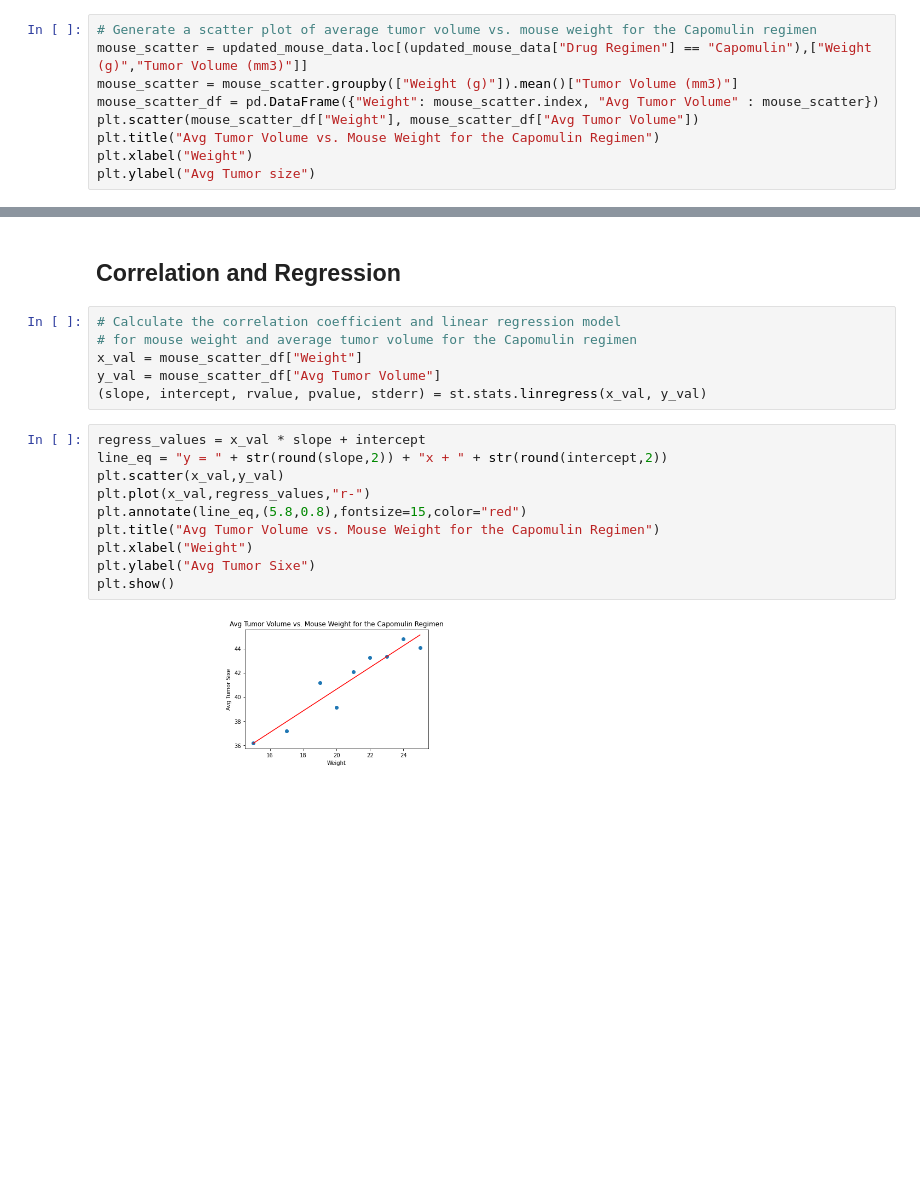
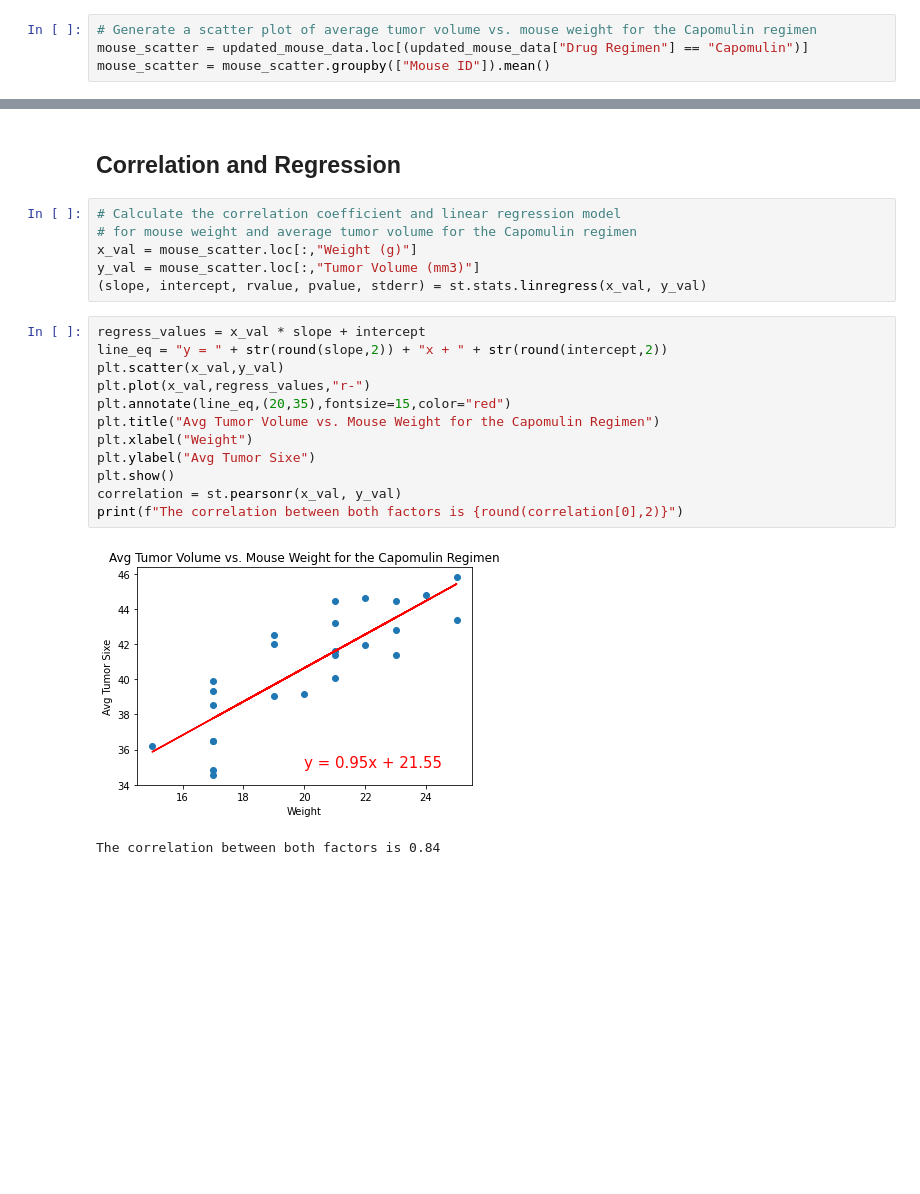
Before and after one commit to HBodden/Pymaceuticals---Module-5-Challenge, a Jupyter notebook: pymaceuticals_complete.ipynb, the cells around one changed output, grey strips where cells are left out. Saved outputs shown, nothing was run; the diff lists cells and outputs as text; blank space fills up the shorter version.

```diff
--- a/pymaceuticals_complete.ipynb
+++ b/pymaceuticals_complete.ipynb
@@ -228,10 +230,5 @@ Text(0, 0.5, 'Tumor Volume')
 # %%
 # Generate a scatter plot of average tumor volume vs. mouse weight for the Capomulin regimen
-mouse_scatter = updated_mouse_data.loc[(updated_mouse_data["Drug Regimen"] == "Capomulin"),["Weight (g)","Tumor Volume (mm3)"]]
-mouse_scatter = mouse_scatter.groupby(["Weight (g)"]).mean()["Tumor Volume (mm3)"]
-mouse_scatter_df = pd.DataFrame({"Weight": mouse_scatter.index, "Avg Tumor Volume" : mouse_scatter})
-plt.scatter(mouse_scatter_df["Weight"], mouse_scatter_df["Avg Tumor Volume"])
-plt.title("Avg Tumor Volume vs. Mouse Weight for the Capomulin Regimen")
-plt.xlabel("Weight")
-plt.ylabel("Avg Tumor size")
+mouse_scatter = updated_mouse_data.loc[(updated_mouse_data["Drug Regimen"] == "Capomulin")]
+mouse_scatter = mouse_scatter.groupby(["Mouse ID"]).mean()
 # %% [output]
@@ -242,18 +253,21 @@ Text(0, 0.5, 'Avg Tumor size')
 # %%
 # Calculate the correlation coefficient and linear regression model
 # for mouse weight and average tumor volume for the Capomulin regimen
-x_val = mouse_scatter_df["Weight"]
-y_val = mouse_scatter_df["Avg Tumor Volume"]
+x_val = mouse_scatter.loc[:,"Weight (g)"]
+y_val = mouse_scatter.loc[:,"Tumor Volume (mm3)"]
 (slope, intercept, rvalue, pvalue, stderr) = st.stats.linregress(x_val, y_val)
 # %%
 regress_values = x_val * slope + intercept
 line_eq = "y = " + str(round(slope,2)) + "x + " + str(round(intercept,2))
 plt.scatter(x_val,y_val)
 plt.plot(x_val,regress_values,"r-")
-plt.annotate(line_eq,(5.8,0.8),fontsize=15,color="red")
+plt.annotate(line_eq,(20,35),fontsize=15,color="red")
 plt.title("Avg Tumor Volume vs. Mouse Weight for the Capomulin Regimen")
 plt.xlabel("Weight")
 plt.ylabel("Avg Tumor Sixe")
 plt.show()
+correlation = st.pearsonr(x_val, y_val)
+print(f"The correlation between both factors is {round(correlation[0],2)}")
 # %% [output]
-[figure, old version]
+[figure, new version]
+The correlation between both factors is 0.84
```
Also changed, not shown: parts of 6 cells of this notebook.
